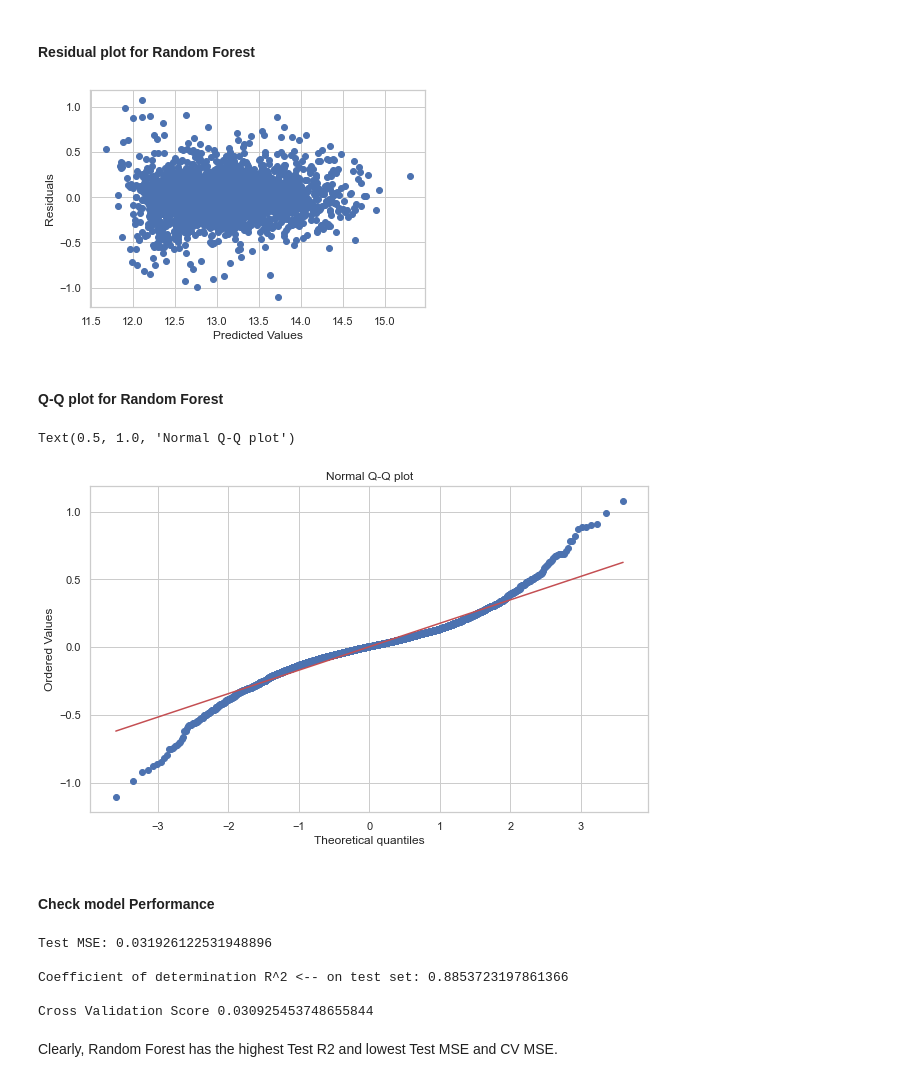
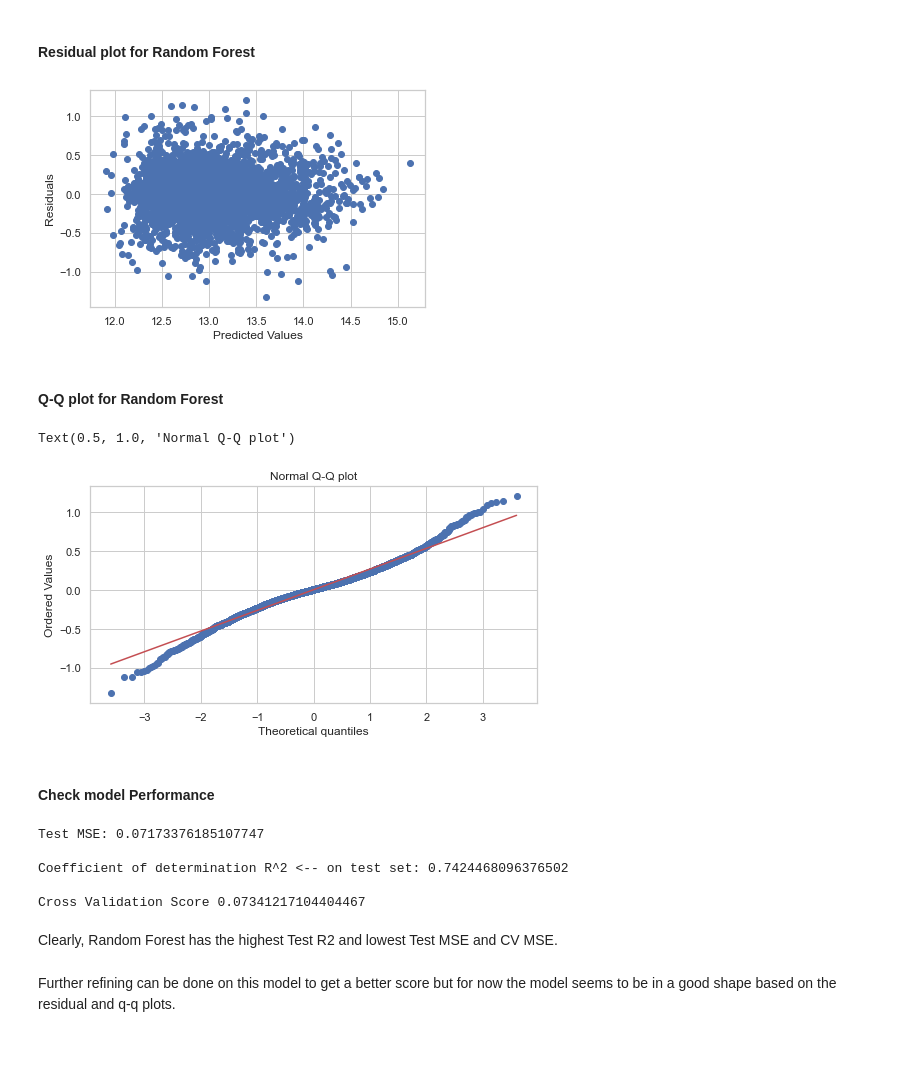
Before and after one commit to esharma3/king_county_house_price_prediction, a Jupyter notebook: kc_house_price_prediction.ipynb, the cells around one changed output. Cells and saved outputs as stored; diff of their text form; code cells hidden in the pictures; blank space fills up the shorter version.

```diff
--- a/kc_house_price_prediction.ipynb
+++ b/kc_house_price_prediction.ipynb
@@ -534,7 +525,7 @@ df["price"].hist()
 Price seems to be highly skewed and will need transformation.
 # %%
 # setting X and y
-X = df.drop(["price"], axis=1)
+X = df.drop(["price", "long", "lat"], axis=1)   # dropping lat and long as we already have zipcode for location
 y = np.log(df["price"])
 
 # splitting X and y
@@ -547,14 +542,14 @@ lr_pipe = Pipeline([
 
     # categorical encoding
     ('ohe_enc_high_cardinal', ce.OneHotCategoricalEncoder(
-        top_categories=30, variables=["zipcode"], drop_last=False)),
+        top_categories=20, variables=["zipcode"], drop_last=False)),
     ('ohe_enc_categorical', ce.OneHotCategoricalEncoder(
-        top_categories=5, variables=['yr_renovated',
-        ])),
+        top_categories=None, variables=["yr_renovated", "bedrooms", "floors", "waterfront", "view", "condition", "grade"],
+        drop_last=True)),
 
     # discretisation + encoding
     ('discretisation', dsc.EqualFrequencyDiscretiser(
-        q=5, return_object=True, variables=['bathrooms', 'sqft_living', 'sqft_lot', 'sqft_basement'])),
+        q=5, return_object=True, variables=["bathrooms", "sqft_lot", "sqft_basement", "sqft_living"])),
 
     # feature Scaling
     ('scaler', StandardScaler()),
@@ -631,14 +626,14 @@ lasso_house_pipe = Pipeline([
 
     # categorical encoding
     ('ohe_enc_high_cardinal', ce.OneHotCategoricalEncoder(
-        top_categories=30, variables=["zipcode"], drop_last=False)),
+        top_categories=20, variables=["zipcode"], drop_last=False)),
     ('ohe_enc_categorical', ce.OneHotCategoricalEncoder(
-        top_categories=5, variables=['yr_renovated',
-        ])),
+        top_categories=None, variables=["yr_renovated", "bedrooms", "floors", "waterfront", "view", "condition", "grade"],
+        drop_last=True)),
 
     # discretisation + encoding
     ('discretisation', dsc.EqualFrequencyDiscretiser(
-        q=5, return_object=True, variables=['bathrooms', 'sqft_living', 'sqft_lot', 'sqft_basement'])),
+        q=5, return_object=True, variables=["bathrooms", "sqft_lot", "sqft_basement", "sqft_living"])),
 
     # feature Scaling
     ('scaler', StandardScaler()),
@@ -729,10 +724,10 @@ rf_house_pipe = Pipeline([
 
     # categorical encoding
     ('ohe_enc_high_cardinal', ce.OneHotCategoricalEncoder(
-        top_categories=30, variables=["zipcode"], drop_last=False)),
+        top_categories=20, variables=["zipcode"], drop_last=False)),
     ('ohe_enc_categorical', ce.OneHotCategoricalEncoder(
-        top_categories=5, variables=['yr_renovated',
-        ])),
+        top_categories=None, variables=["yr_renovated", "bedrooms", "floors", "waterfront", "view", "condition", "grade"],
+        drop_last=False)),
 
     # regression
     ('rf', RandomForestRegressor(n_estimators = 100))
@@ -749,19 +744,19 @@ plt.xlabel("Predicted Values")
 plt.ylabel("Residuals")
 plt.show()
 # %% [output]
-[figure, old version]
+[figure, new version]
 # %% [markdown]
 #### Q-Q plot for Random Forest
 # %%
 #Normal Q-Q plot
 sns.set(style="whitegrid")
 
-plt.figure(figsize=(10,6))
+plt.figure(figsize=(8,4))
 stats.probplot(y_test - rf_predictions, dist="norm", plot=plt)
 plt.title("Normal Q-Q plot")
 # %% [output]
 Text(0.5, 1.0, 'Normal Q-Q plot')
-[figure, old version]
+[figure, new version]
 # %% [markdown]
 #### Check model Performance
 # %%
@@ -775,10 +770,12 @@ print(f"\nCoefficient of determination R^2 <-- on test set: {rf_house_pipe.score
 cv_score = np.mean((cross_val_score(rf_house_pipe, X, y, cv=5, scoring='neg_mean_squared_error'))*-1)
 print("\nCross Validation Score", cv_score)
 # %% [output]
-Test MSE: 0.031926122531948896
+Test MSE: 0.07173376185107747
 
-Coefficient of determination R^2 <-- on test set: 0.8853723197861366
+Coefficient of determination R^2 <-- on test set: 0.7424468096376502
 
-Cross Validation Score 0.030925453748655844
+Cross Validation Score 0.07341217104404467
 # %% [markdown]
 Clearly, Random Forest has the highest Test R2 and lowest Test MSE and CV MSE.
+# %% [markdown]
+Further refining can be done on this model to get a better score but for now the model seems to be in a good shape based on the residual and q-q plots.
```
Also changed, not shown: parts of 14 cells of this notebook.
